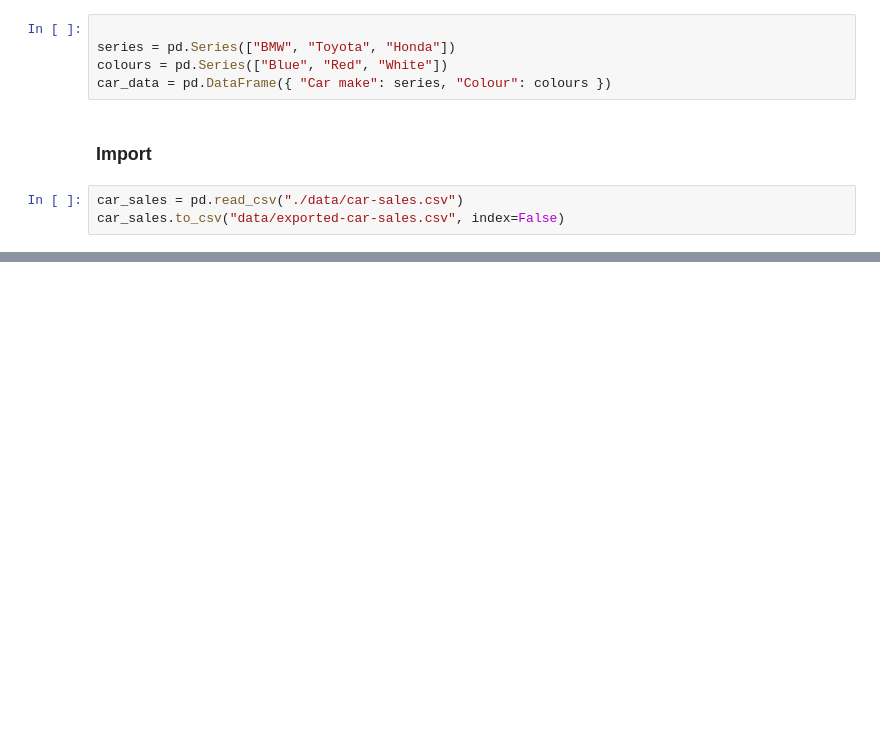
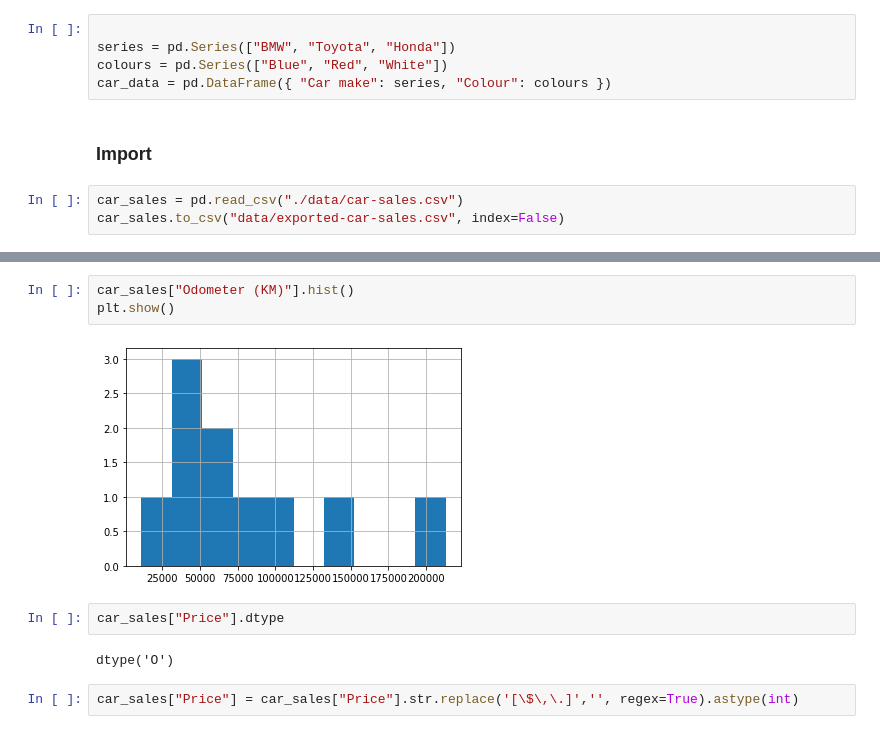
Before and after one commit to wisarootl/complete-machine-learning-and-data-science-bootcamp, a Jupyter notebook: 02-tools-for-machine-larning-and-data-science.ipynb, the cells around one changed output, grey strips where cells are left out. Drawn from its saved outputs; the diff is of its cells as text; blank space fills up the shorter version.

```diff
--- a/02-tools-for-machine-larning-and-data-science.ipynb
+++ b/02-tools-for-machine-larning-and-data-science.ipynb
@@ -22,0 +258,11 @@ car_sales.to_csv("data/exported-car-sales.csv", index=False)
+# %%
+car_sales["Odometer (KM)"].hist()
+plt.show()
+# %% [output]
+[figure, added]
+# %%
+car_sales["Price"].dtype
+# %% [output]
+dtype('O')
+# %%
+car_sales["Price"] = car_sales["Price"].str.replace('[\$\,\.]','', regex=True).astype(int)
```
Also changed, not shown: parts of 306 cells of this notebook, 11 other files.
